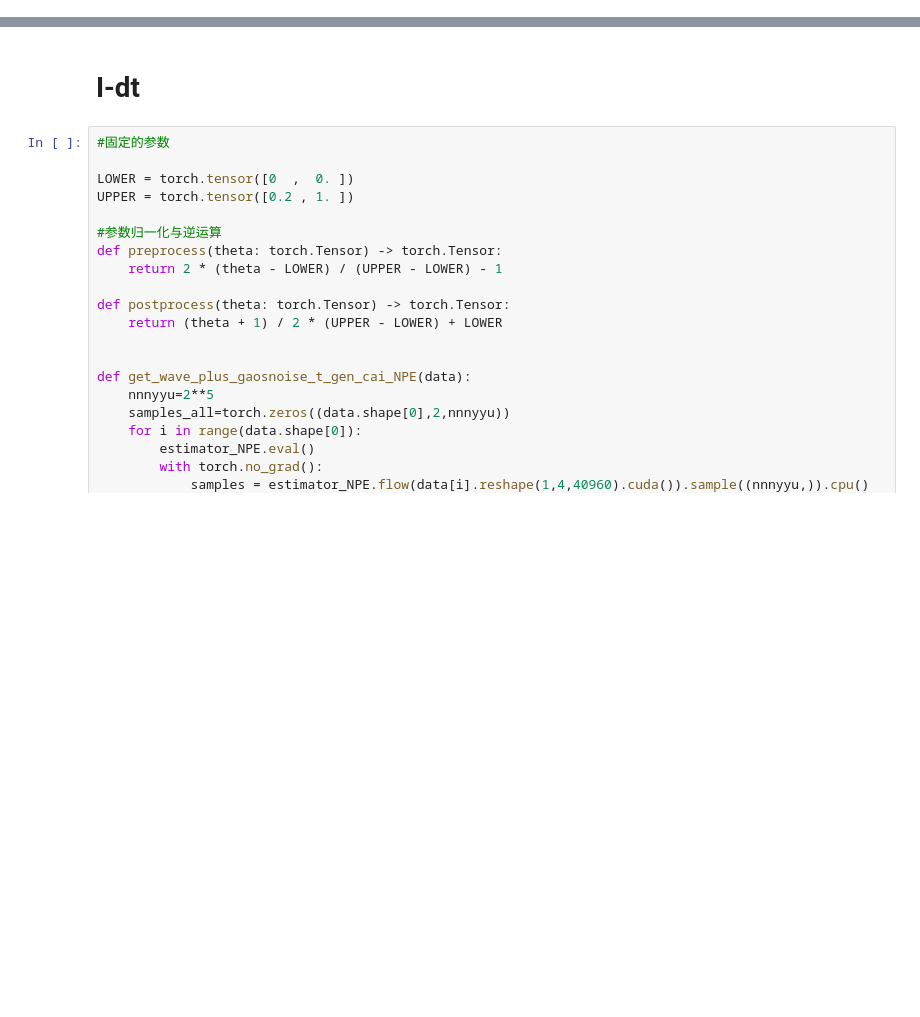
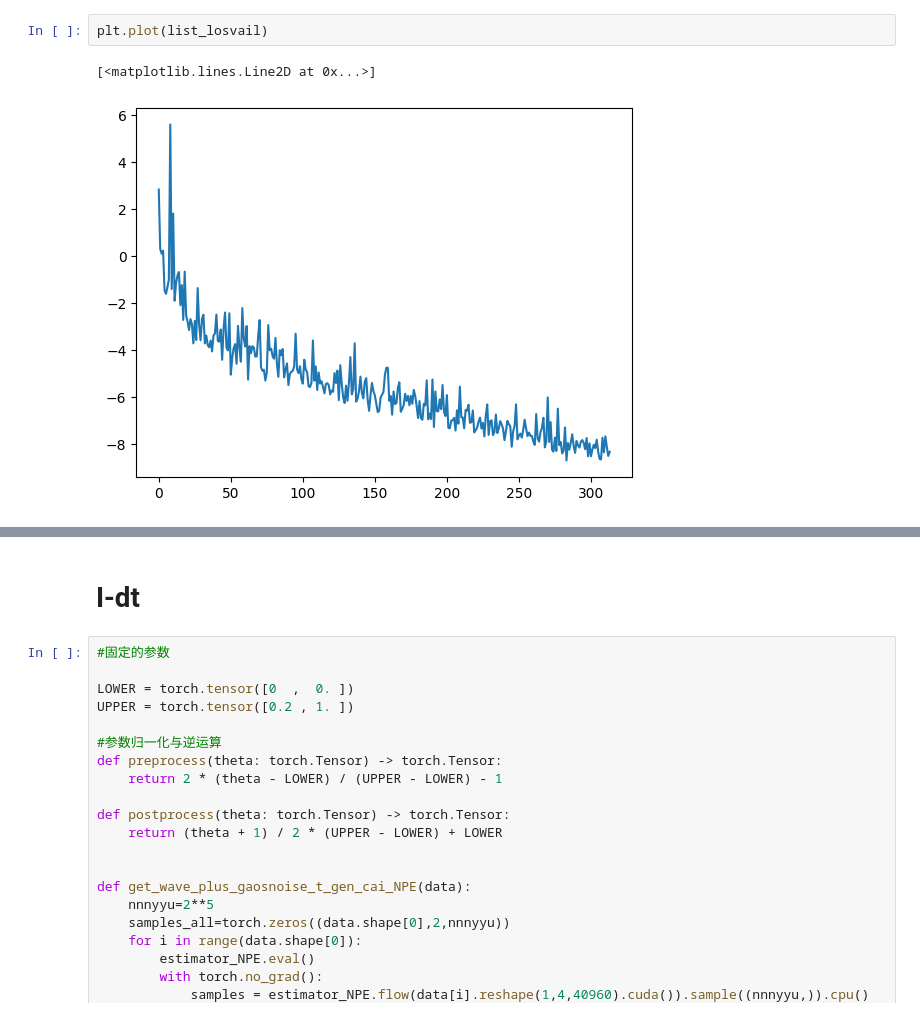
Before and after one commit to Hariqhane/Harichanes, a Jupyter notebook: Code/python/DT/New/NPE.ipynb, the cells around one changed output, grey strips where cells are left out. Cells and saved outputs as stored; diff of their text form; blank space fills up the shorter version.

```diff
--- a/Code/python/DT/New/NPE.ipynb
+++ b/Code/python/DT/New/NPE.ipynb
@@ -44,0 +271,5 @@ from datetime import datetime
+# %%
+plt.plot(list_losvail)
+# %% [output]
+[<matplotlib.lines.Line2D at 0x...>]
+[figure, added]
```
Also changed, not shown: parts of 31 cells of this notebook, 18 other files.
